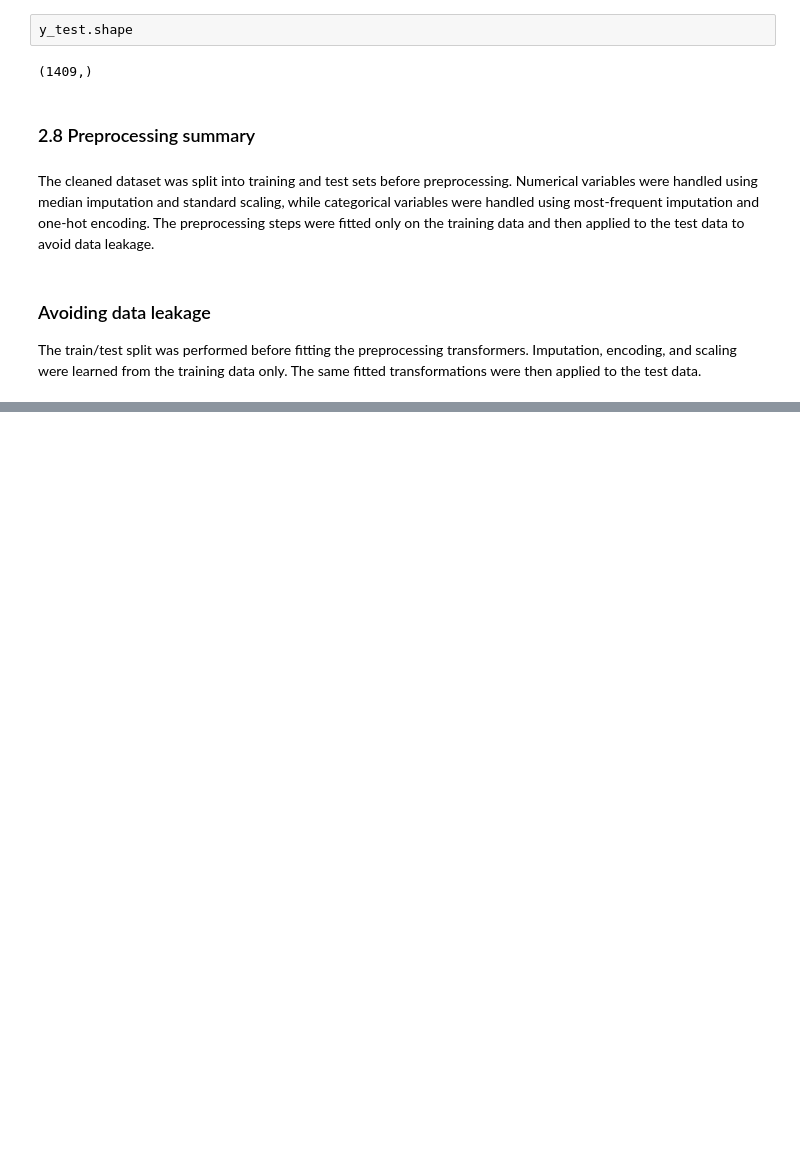
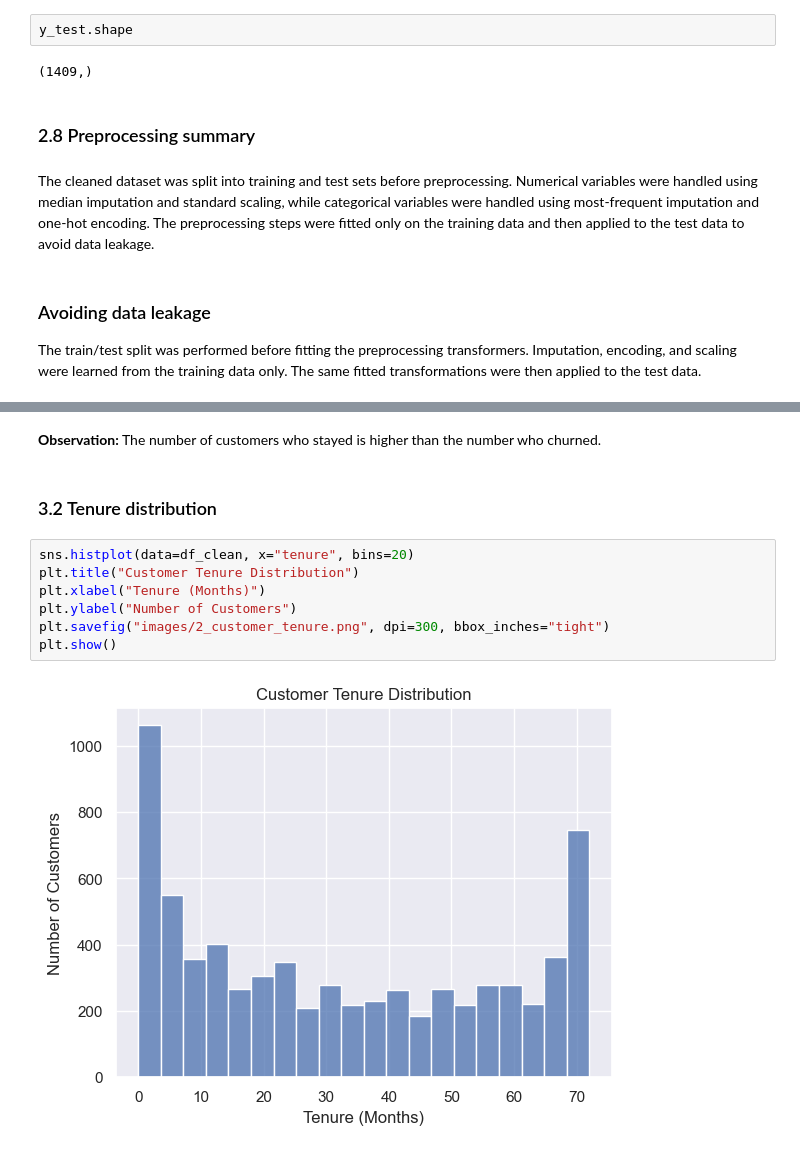
Before and after one commit to francisparwez/telco-customer-churn, a Jupyter notebook: Telco_Churn.ipynb, the cells around one changed output, grey strips where cells are left out. Saved outputs shown, nothing was run; the diff lists cells and outputs as text; blank space fills up the shorter version.

```diff
--- a/Telco_Churn.ipynb
+++ b/Telco_Churn.ipynb
@@ -505,0 +560,13 @@ The train/test split was performed before fitting the preprocessing transformers
+# %% [markdown]
+**Observation:** The number of customers who stayed is higher than the number who churned.
+# %% [markdown]
+### 3.2 Tenure distribution
+# %%
+sns.histplot(data=df_clean, x="tenure", bins=20)
+plt.title("Customer Tenure Distribution")
+plt.xlabel("Tenure (Months)")
+plt.ylabel("Number of Customers")
+plt.savefig("images/2_customer_tenure.png", dpi=300, bbox_inches="tight")
+plt.show()
+# %% [output]
+[figure, added]
```
Also changed, not shown: parts of 43 cells of this notebook, 14 other files.
